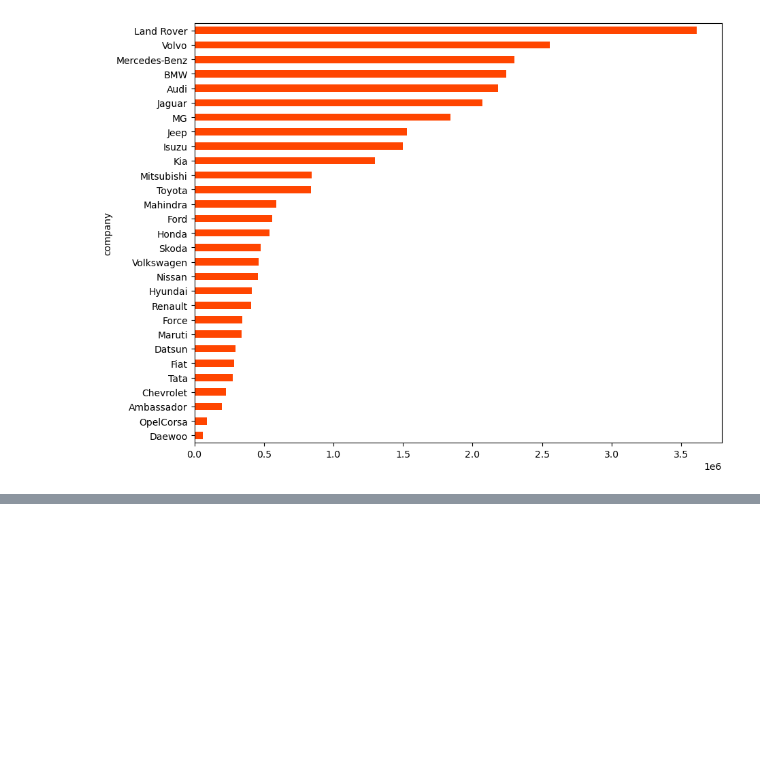
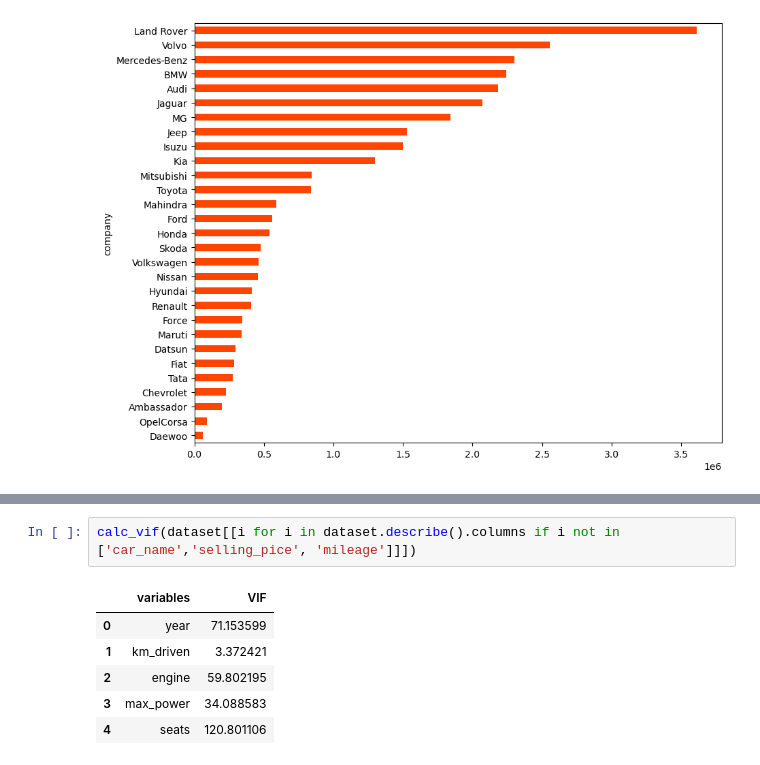
Before and after one commit to Varinder-KM/Car-Dekho_Car_selling_Price_prediction, a Jupyter notebook: Car Dekho (Car Selling Price Prediction).ipynb, the cells around one changed output, grey strips where cells are left out. Saved outputs shown, nothing was run; the diff lists cells and outputs as text; blank space fills up the shorter version.

```diff
--- a/Car Dekho (Car Selling Price Prediction).ipynb
+++ b/Car Dekho (Car Selling Price Prediction).ipynb
@@ -409,0 +441,9 @@ dataset.groupby('company')['selling_pice'].mean().sort_values().plot(kind='barh'
+# %%
+calc_vif(dataset[[i for i in dataset.describe().columns if i not in ['car_name','selling_pice', 'mileage']]])
+# %% [output]
+|  | variables | VIF |
+| 0 | year | 71.153599 |
+| 1 | km_driven | 3.372421 |
+| 2 | engine | 59.802195 |
+| 3 | max_power | 34.088583 |
+| 4 | seats | 120.801106 |
```
Also changed, not shown: parts of 8 cells of this notebook.
